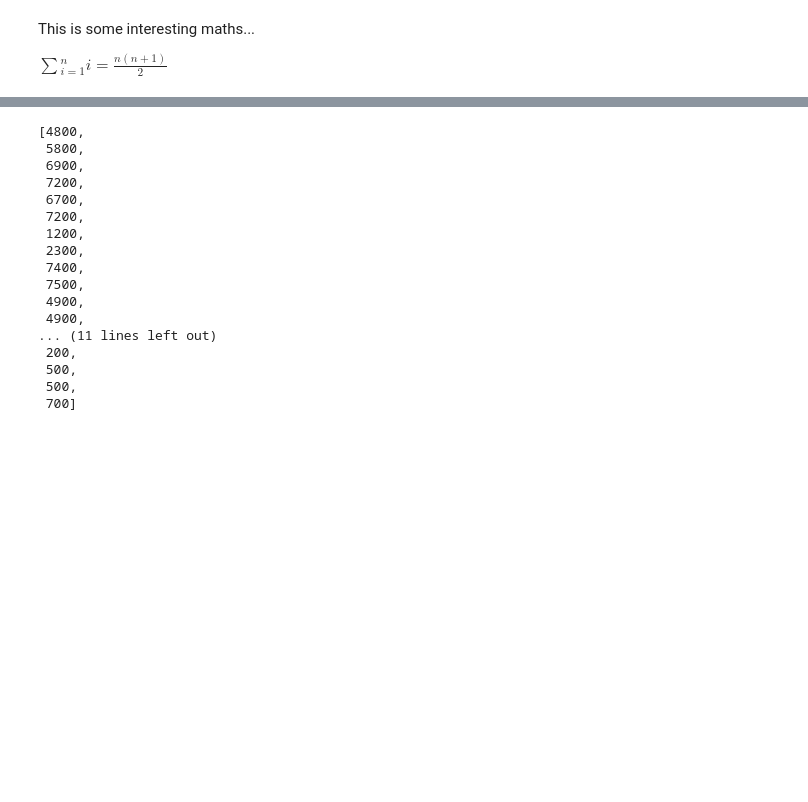
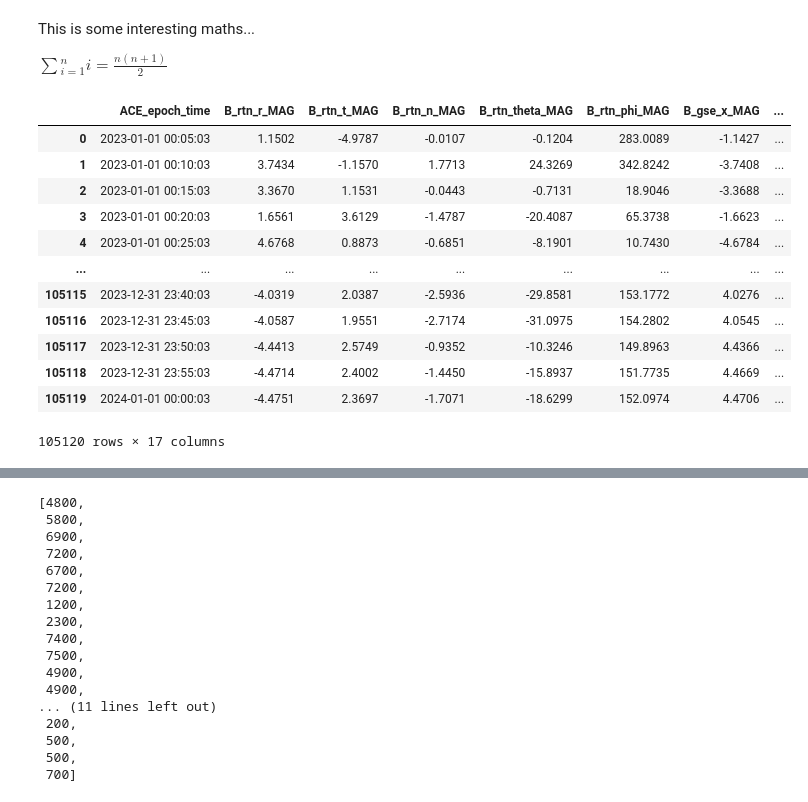
Before and after one commit to Sat-Nav/UROP2024, a Jupyter notebook: src/tests.ipynb, the cells around one changed output, grey strips where cells are left out. Drawn from its saved outputs; the diff is of its cells as text; code cells hidden in the pictures; blank space fills up the shorter version.

```diff
--- a/src/tests.ipynb
+++ b/src/tests.ipynb
@@ -19,2 +21,18 @@ from storm_selection import findSeq
+# %%
+read_ACE("../ACE/ACE_Browse_Data.txt")
+# %% [output]
+|  | ACE_epoch_time | B_rtn_r_MAG | B_rtn_t_MAG | B_rtn_n_MAG | B_rtn_theta_MAG | B_rtn_phi_MAG | B_gse_x_MAG | ... |
+| 0 | 2023-01-01 00:05:03 | 1.1502 | -4.9787 | -0.0107 | -0.1204 | 283.0089 | -1.1427 | ... |
+| 1 | 2023-01-01 00:10:03 | 3.7434 | -1.1570 | 1.7713 | 24.3269 | 342.8242 | -3.7408 | ... |
+| 2 | 2023-01-01 00:15:03 | 3.3670 | 1.1531 | -0.0443 | -0.7131 | 18.9046 | -3.3688 | ... |
+| 3 | 2023-01-01 00:20:03 | 1.6561 | 3.6129 | -1.4787 | -20.4087 | 65.3738 | -1.6623 | ... |
+| 4 | 2023-01-01 00:25:03 | 4.6768 | 0.8873 | -0.6851 | -8.1901 | 10.7430 | -4.6784 | ... |
+| ... | ... | ... | ... | ... | ... | ... | ... | ... |
+| 105115 | 2023-12-31 23:40:03 | -4.0319 | 2.0387 | -2.5936 | -29.8581 | 153.1772 | 4.0276 | ... |
+| 105116 | 2023-12-31 23:45:03 | -4.0587 | 1.9551 | -2.7174 | -31.0975 | 154.2802 | 4.0545 | ... |
+| 105117 | 2023-12-31 23:50:03 | -4.4413 | 2.5749 | -0.9352 | -10.3246 | 149.8963 | 4.4366 | ... |
+| 105118 | 2023-12-31 23:55:03 | -4.4714 | 2.4002 | -1.4450 | -15.8937 | 151.7735 | 4.4669 | ... |
+| 105119 | 2024-01-01 00:00:03 | -4.4751 | 2.3697 | -1.7071 | -18.6299 | 152.0974 | 4.4706 | ... |
+105120 rows × 17 columns
 # %%
 df = read_OMNI(
```
Also changed, not shown: parts of 11 cells of this notebook, 7 other files.
